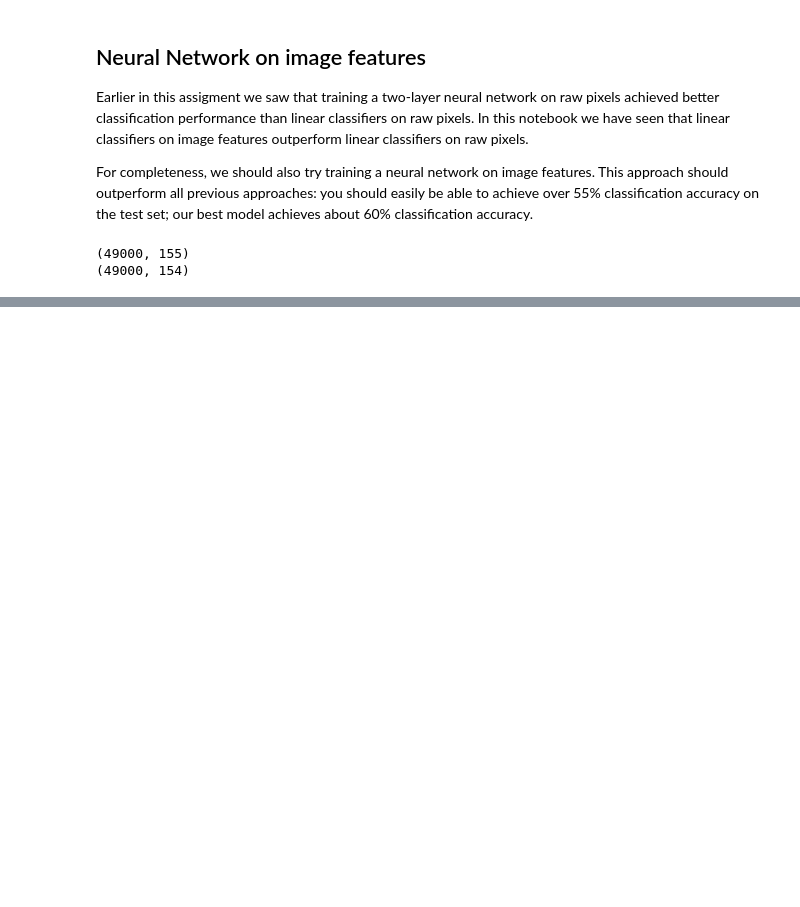
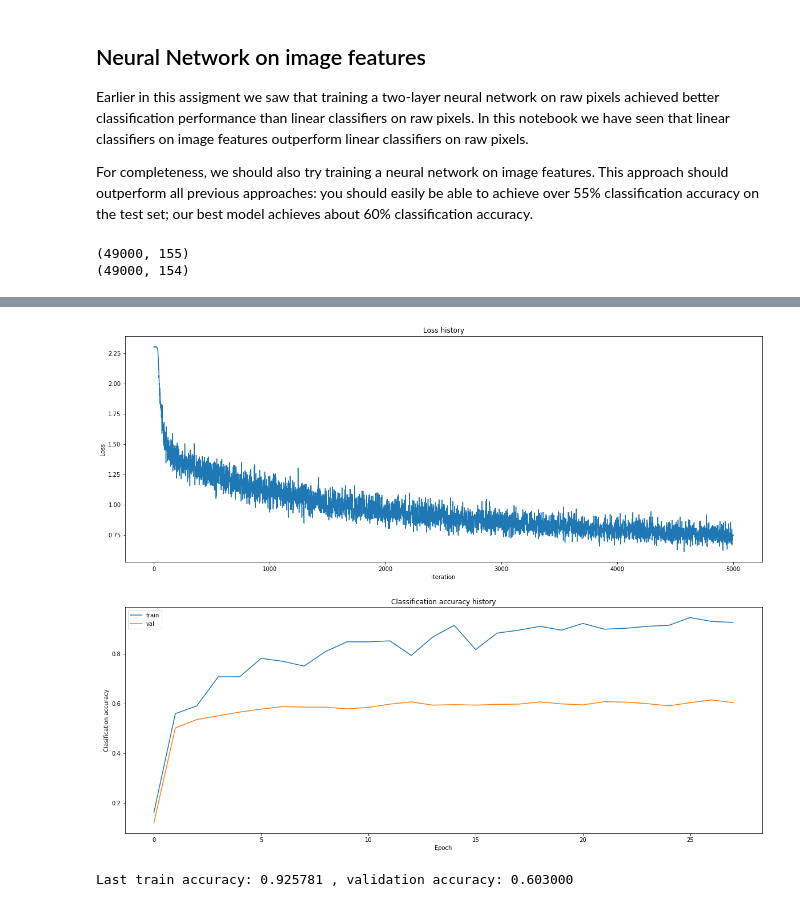
Before and after one commit to jundanl/CS231n_2018, a Jupyter notebook: assignment1/features.ipynb, the cells around one changed output, grey strips where cells are left out. Saved outputs shown, nothing was run; the diff lists cells and outputs as text; code cells hidden in the pictures; blank space fills up the shorter version.

```diff
--- a/assignment1/features.ipynb
+++ b/assignment1/features.ipynb
@@ -318,3 +384,27 @@ best_net = None
+# %%
+# visualize loss history for best model
+def show_loss_history(stats):
+    plt.subplot(2, 1, 1)
+    plt.plot(stats['loss_history'])
+    plt.title('Loss history')
+    plt.xlabel('Iteration')
+    plt.ylabel('Loss')
+
+    plt.subplot(2, 1, 2)
+    plt.plot(stats['train_acc_history'], label='train')
+    plt.plot(stats['val_acc_history'], label='val')
+    plt.title('Classification accuracy history')
+    plt.xlabel('Epoch')
+    plt.ylabel('Clasification accuracy')
+    plt.legend()
+    plt.show()
+
+show_loss_history(best_net_history)
+print('Last train accuracy: %f , validation accuracy: %f ' \
+      % (best_net_history['train_acc_history'][-1], best_net_history['val_acc_history'][-1]))
+# %% [output]
+[figure, added]
+Last train accuracy: 0.925781 , validation accuracy: 0.603000
 # %%
 # Run your best neural net classifier on the test set. You should be able
 # to get more than 55% accuracy.
```
Also changed, not shown: parts of 11 cells of this notebook.
